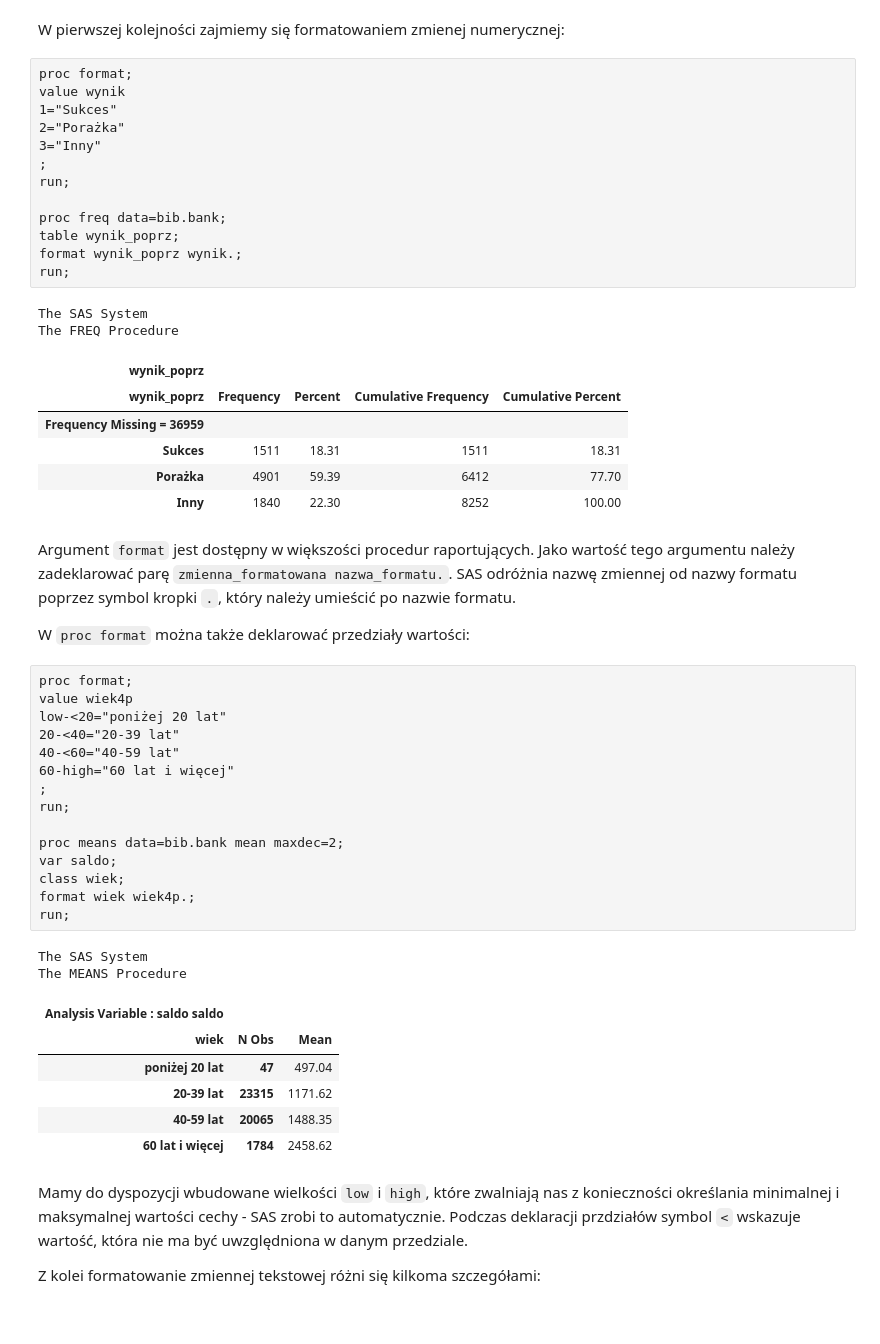
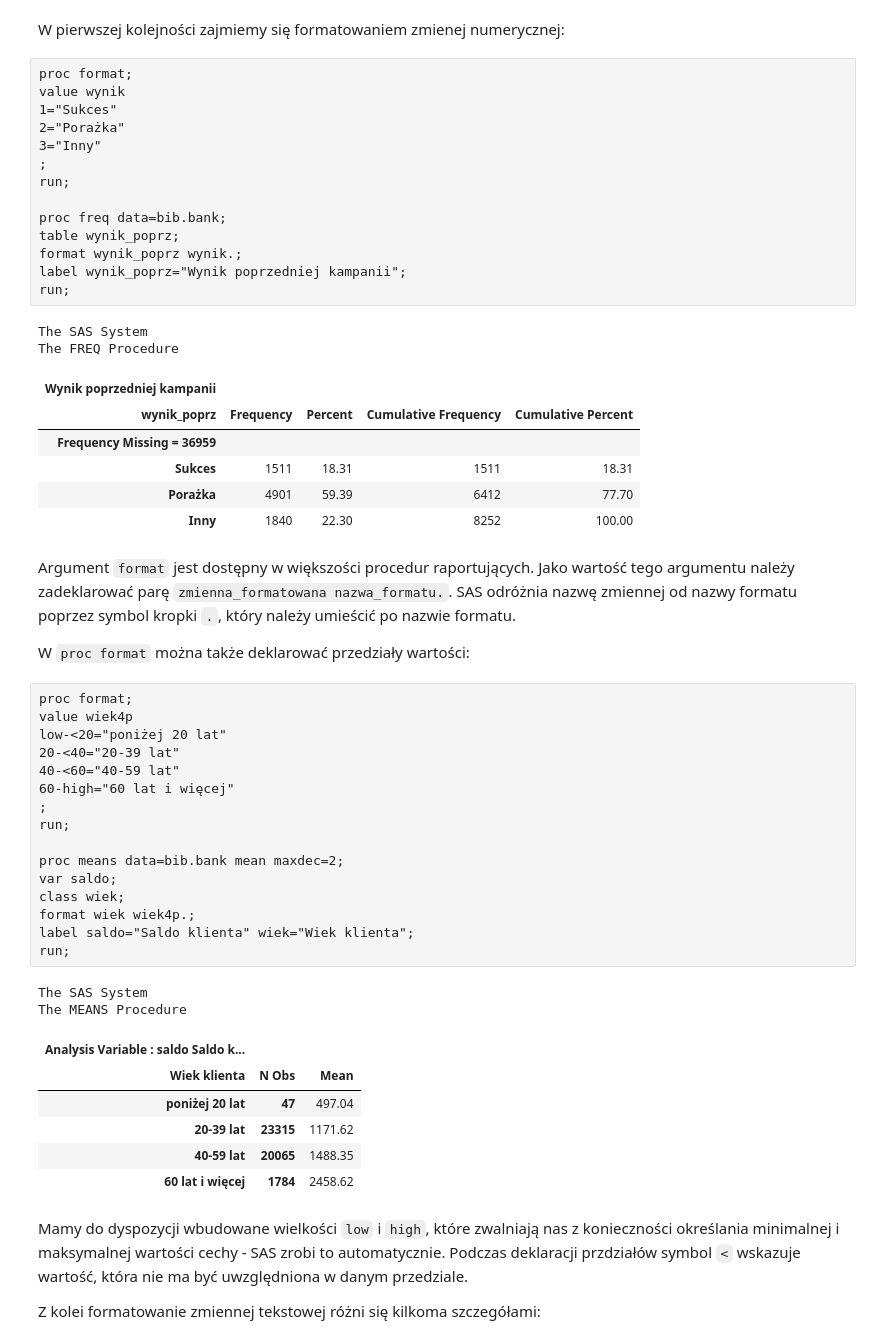
Before and after one commit to lwawrowski/przetwarzanie-danych-SAS, a Jupyter notebook: 03-format.ipynb, the cells around one changed output. Cells and saved outputs as stored; diff of their text form.

Commit message:
proc format - label

```diff
--- a/03-format.ipynb
+++ b/03-format.ipynb
@@ -44,11 +44,12 @@ run;
 proc freq data=bib.bank;
 table wynik_poprz;
 format wynik_poprz wynik.;
+label wynik_poprz="Wynik poprzedniej kampanii";
 run;
 # %% [output]
 The SAS System
 The FREQ Procedure
-| wynik_poprz |  |  |  |  |
+| Wynik poprzedniej kampanii |  |  |  |  |
 | wynik_poprz | Frequency | Percent | Cumulative Frequency | Cumulative Percent |
 | Frequency Missing = 36959 |  |  |  |  |
 | Sukces | 1511 | 18.31 | 1511 | 18.31 |
@@ -61,23 +62,24 @@ W `proc format` można także deklarować przedziały wartości:
 # %%
 proc format;
 value wiek4p
 low-<20="poniżej 20 lat"
 20-<40="20-39 lat"
 40-<60="40-59 lat"
 60-high="60 lat i więcej"
 ;
 run;
 
 proc means data=bib.bank mean maxdec=2;
 var saldo;
 class wiek;
 format wiek wiek4p.;
+label saldo="Saldo klienta" wiek="Wiek klienta";
 run;
 # %% [output]
 The SAS System
 The MEANS Procedure
-| Analysis Variable : saldo saldo |  |  |
-| wiek | N Obs | Mean |
+| Analysis Variable : saldo Saldo k... |  |  |
+| Wiek klienta | N Obs | Mean |
 | poniżej 20 lat | 47 | 497.04 |
 | 20-39 lat | 23315 | 1171.62 |
 | 40-59 lat | 20065 | 1488.35 |
```
